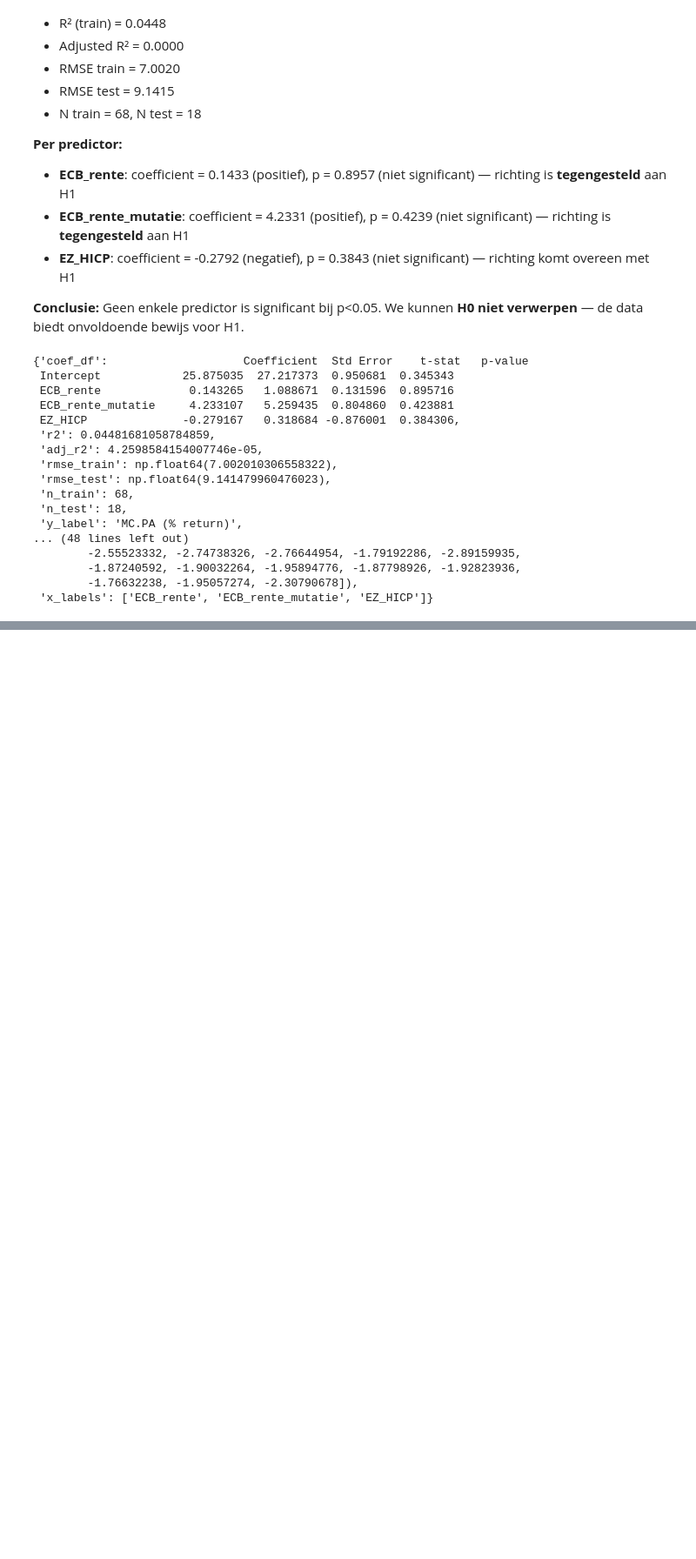
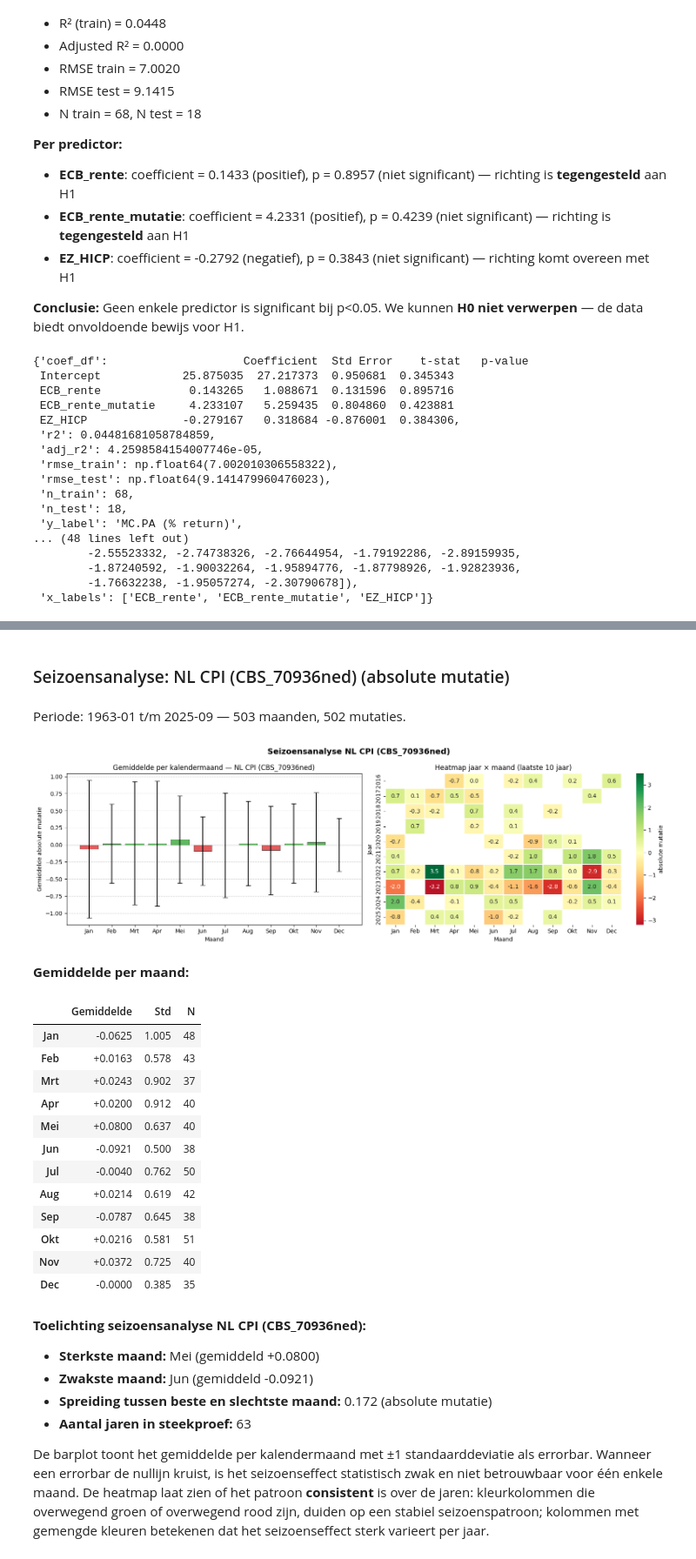
Before and after one commit to Pablo-Atanes/Minor-bigdata, a Jupyter notebook: b2_colab_board_pablo_jasper.ipynb, the cells around one changed output, grey strips where cells are left out. Shown at 87% size. Cells and saved outputs as stored; diff of their text form; code cells hidden in the pictures; blank space fills up the shorter version.

```diff
--- a/b2_colab_board_pablo_jasper.ipynb
+++ b/b2_colab_board_pablo_jasper.ipynb
@@ -876,0 +1025,33 @@ N train: 68    N test: 18
+# %%
+show_seasonal_analysis('macro', 'CBS_70936ned', 'NL CPI (CBS_70936ned)', is_macro=True)
+# %% [output]
+### Seizoensanalyse: NL CPI (CBS_70936ned) (absolute mutatie)
+Periode: 1963-01 t/m 2025-09 — 503 maanden, 502 mutaties.
+[figure, added]
+**Gemiddelde per maand:**
+|  | Gemiddelde | Std | N |
+| Jan | -0.0625 | 1.005 | 48 |
+| Feb | +0.0163 | 0.578 | 43 |
+| Mrt | +0.0243 | 0.902 | 37 |
+| Apr | +0.0200 | 0.912 | 40 |
+| Mei | +0.0800 | 0.637 | 40 |
+| Jun | -0.0921 | 0.500 | 38 |
+| Jul | -0.0040 | 0.762 | 50 |
+| Aug | +0.0214 | 0.619 | 42 |
+| Sep | -0.0787 | 0.645 | 38 |
+| Okt | +0.0216 | 0.581 | 51 |
+| Nov | +0.0372 | 0.725 | 40 |
+| Dec | -0.0000 | 0.385 | 35 |
+**Toelichting seizoensanalyse NL CPI (CBS_70936ned):**
+
+- **Sterkste maand:** Mei (gemiddeld +0.0800)
+- **Zwakste maand:** Jun (gemiddeld -0.0921)
+- **Spreiding tussen beste en slechtste maand:** 0.172 (absolute mutatie)
+- **Aantal jaren in steekproef:** 63
+
+De barplot toont het gemiddelde per kalendermaand met ±1 standaarddeviatie als errorbar.
+Wanneer een errorbar de nullijn kruist, is het seizoenseffect statistisch zwak en niet
+betrouwbaar voor één enkele maand. De heatmap laat zien of het patroon **consistent** is
+over de jaren: kleurkolommen die overwegend groen of overwegend rood zijn, duiden op een
+stabiel seizoenspatroon; kolommen met gemengde kleuren betekenen dat het seizoenseffect
+sterk varieert per jaar.
```
Also changed, not shown: parts of 18 cells of this notebook, 1 other file.
